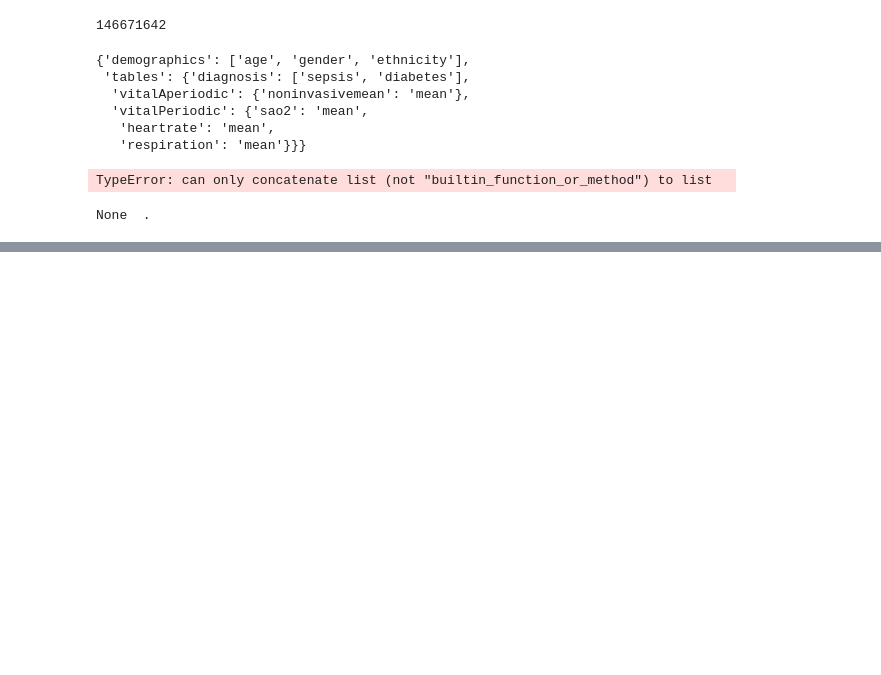
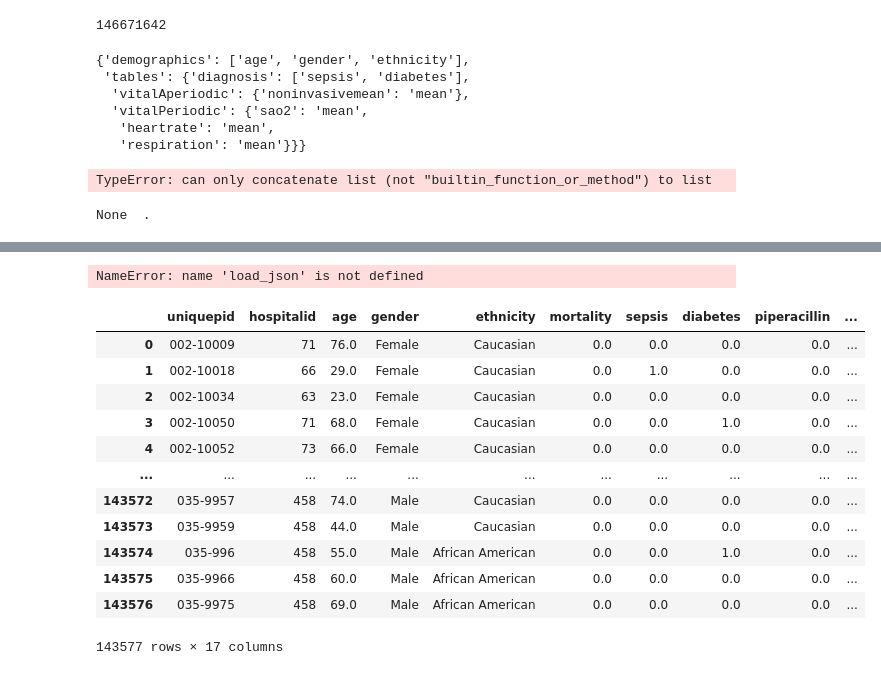
Before and after one commit to hhaller0826/ehr-ncm, a Jupyter notebook: exp.ipynb, the cells around one changed output, grey strips where cells are left out. Drawn from its saved outputs; the diff is of its cells as text; code cells hidden in the pictures; blank space fills up the shorter version.

```diff
--- a/exp.ipynb
+++ b/exp.ipynb
@@ -400,0 +765,23 @@ None  .
+# %%
+from src.data import eICUData
+eICUData(verbose=True).save('default')
+# %% [output]
+NameError: name 'load_json' is not defined
+# %%
+from src.data import eICUData
+default_data = eICUData.load('default')
+default_data.data
+# %% [output]
+|  | uniquepid | hospitalid | age | gender | ethnicity | mortality | sepsis | diabetes | piperacillin | ... |
+| 0 | 002-10009 | 71 | 76.0 | Female | Caucasian | 0.0 | 0.0 | 0.0 | 0.0 | ... |
+| 1 | 002-10018 | 66 | 29.0 | Female | Caucasian | 0.0 | 1.0 | 0.0 | 0.0 | ... |
+| 2 | 002-10034 | 63 | 23.0 | Female | Caucasian | 0.0 | 0.0 | 0.0 | 0.0 | ... |
+| 3 | 002-10050 | 71 | 68.0 | Female | Caucasian | 0.0 | 0.0 | 1.0 | 0.0 | ... |
+| 4 | 002-10052 | 73 | 66.0 | Female | Caucasian | 0.0 | 0.0 | 0.0 | 0.0 | ... |
+| ... | ... | ... | ... | ... | ... | ... | ... | ... | ... | ... |
+| 143572 | 035-9957 | 458 | 74.0 | Male | Caucasian | 0.0 | 0.0 | 0.0 | 0.0 | ... |
+| 143573 | 035-9959 | 458 | 44.0 | Male | Caucasian | 0.0 | 0.0 | 0.0 | 0.0 | ... |
+| 143574 | 035-996 | 458 | 55.0 | Male | African American | 0.0 | 0.0 | 1.0 | 0.0 | ... |
+| 143575 | 035-9966 | 458 | 60.0 | Male | African American | 0.0 | 0.0 | 0.0 | 0.0 | ... |
+| 143576 | 035-9975 | 458 | 69.0 | Male | African American | 0.0 | 0.0 | 0.0 | 0.0 | ... |
+143577 rows × 17 columns
```
Also changed, not shown: parts of 65 cells of this notebook, 14 other files.
